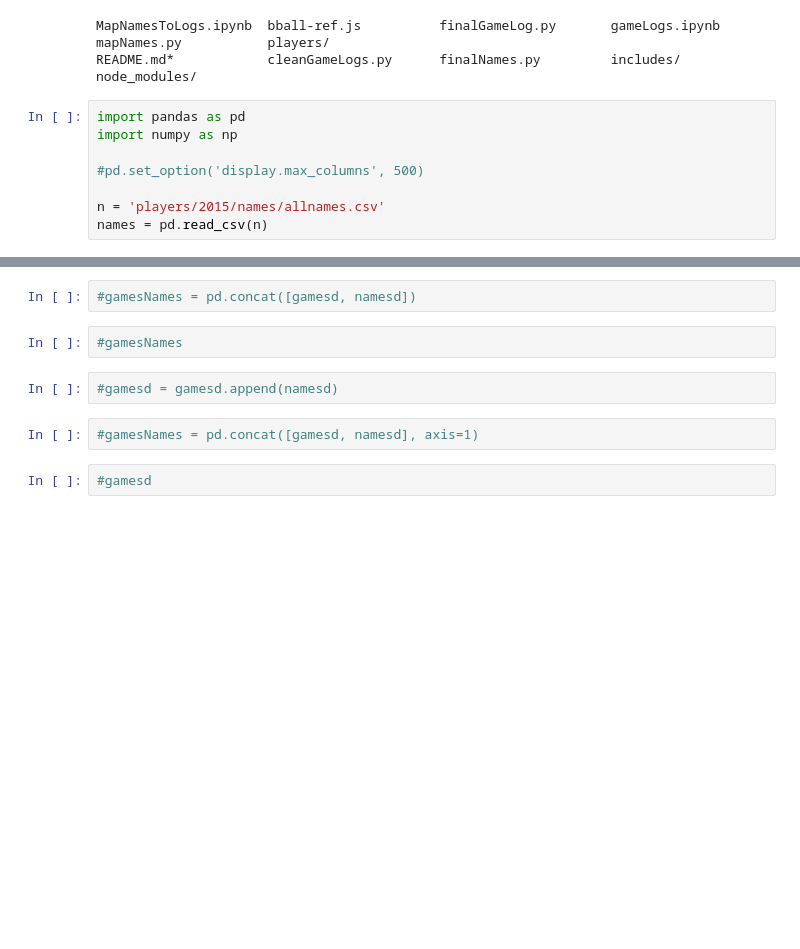
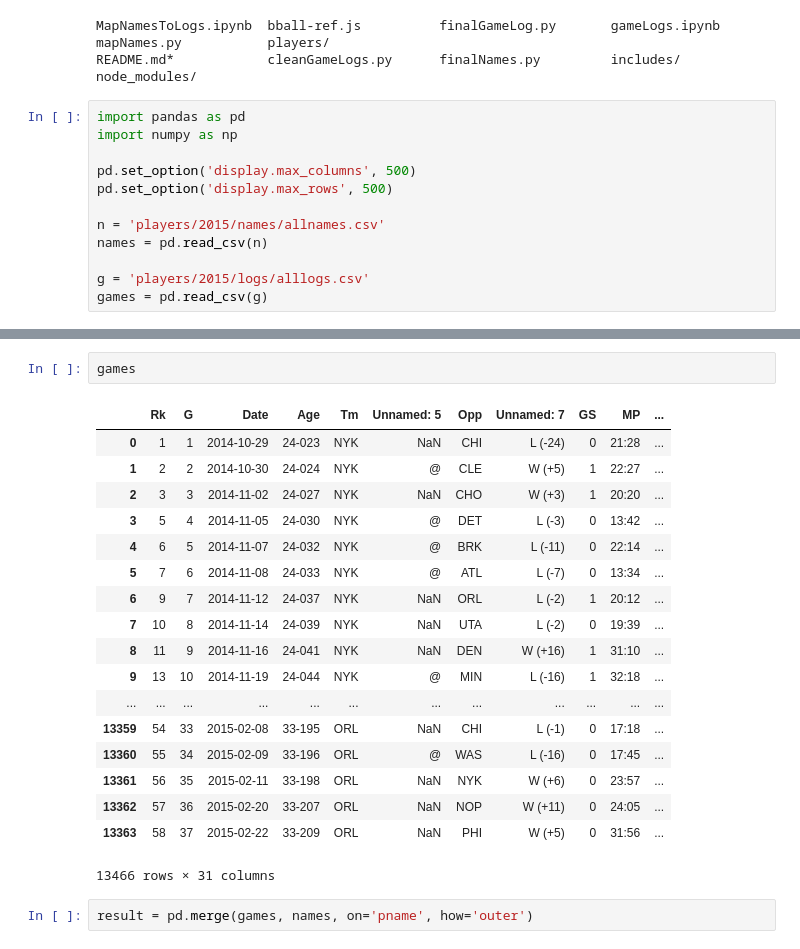
Before and after one commit to the212/nba-zerb, a Jupyter notebook: MapNamesToLogs.ipynb, the cells around one changed output, grey strips where cells are left out. Drawn from its saved outputs; the diff is of its cells as text; blank space fills up the shorter version.

Commit message:
joined names and gamelogs dataframes

```diff
--- a/MapNamesToLogs.ipynb
+++ b/MapNamesToLogs.ipynb
@@ -7,7 +7,11 @@ README.md*            cleanGameLogs.py      finalNames.py         includes/
 import pandas as pd
 import numpy as np
 
-#pd.set_option('display.max_columns', 500)
+pd.set_option('display.max_columns', 500)
+pd.set_option('display.max_rows', 500)
 
 n = 'players/2015/names/allnames.csv'
 names = pd.read_csv(n)
+
+g = 'players/2015/logs/alllogs.csv'
+games = pd.read_csv(g)
@@ -35,10 +18,23 @@ names
-# %%
-#gamesNames = pd.concat([gamesd, namesd])
-# %%
-#gamesNames
-# %%
-#gamesd = gamesd.append(namesd)
-# %%
-#gamesNames = pd.concat([gamesd, namesd], axis=1)
-# %%
-#gamesd
+# %%
+games
+# %% [output]
+|  | Rk | G | Date | Age | Tm | Unnamed: 5 | Opp | Unnamed: 7 | GS | MP | ... |
+| 0 | 1 | 1 | 2014-10-29 | 24-023 | NYK | NaN | CHI | L (-24) | 0 | 21:28 | ... |
+| 1 | 2 | 2 | 2014-10-30 | 24-024 | NYK | @ | CLE | W (+5) | 1 | 22:27 | ... |
+| 2 | 3 | 3 | 2014-11-02 | 24-027 | NYK | NaN | CHO | W (+3) | 1 | 20:20 | ... |
+| 3 | 5 | 4 | 2014-11-05 | 24-030 | NYK | @ | DET | L (-3) | 0 | 13:42 | ... |
+| 4 | 6 | 5 | 2014-11-07 | 24-032 | NYK | @ | BRK | L (-11) | 0 | 22:14 | ... |
+| 5 | 7 | 6 | 2014-11-08 | 24-033 | NYK | @ | ATL | L (-7) | 0 | 13:34 | ... |
+| 6 | 9 | 7 | 2014-11-12 | 24-037 | NYK | NaN | ORL | L (-2) | 1 | 20:12 | ... |
+| 7 | 10 | 8 | 2014-11-14 | 24-039 | NYK | NaN | UTA | L (-2) | 0 | 19:39 | ... |
+| 8 | 11 | 9 | 2014-11-16 | 24-041 | NYK | NaN | DEN | W (+16) | 1 | 31:10 | ... |
+| 9 | 13 | 10 | 2014-11-19 | 24-044 | NYK | @ | MIN | L (-16) | 1 | 32:18 | ... |
+| ... | ... | ... | ... | ... | ... | ... | ... | ... | ... | ... | ... |
+| 13359 | 54 | 33 | 2015-02-08 | 33-195 | ORL | NaN | CHI | L (-1) | 0 | 17:18 | ... |
+| 13360 | 55 | 34 | 2015-02-09 | 33-196 | ORL | @ | WAS | L (-16) | 0 | 17:45 | ... |
+| 13361 | 56 | 35 | 2015-02-11 | 33-198 | ORL | NaN | NYK | W (+6) | 0 | 23:57 | ... |
+| 13362 | 57 | 36 | 2015-02-20 | 33-207 | ORL | NaN | NOP | W (+11) | 0 | 24:05 | ... |
+| 13363 | 58 | 37 | 2015-02-22 | 33-209 | ORL | NaN | PHI | W (+5) | 0 | 31:56 | ... |
+13466 rows × 31 columns
+# %%
+result = pd.merge(games, names, on='pname', how='outer')
```
Also changed, not shown: parts of 2 cells of this notebook, 2 other files.
